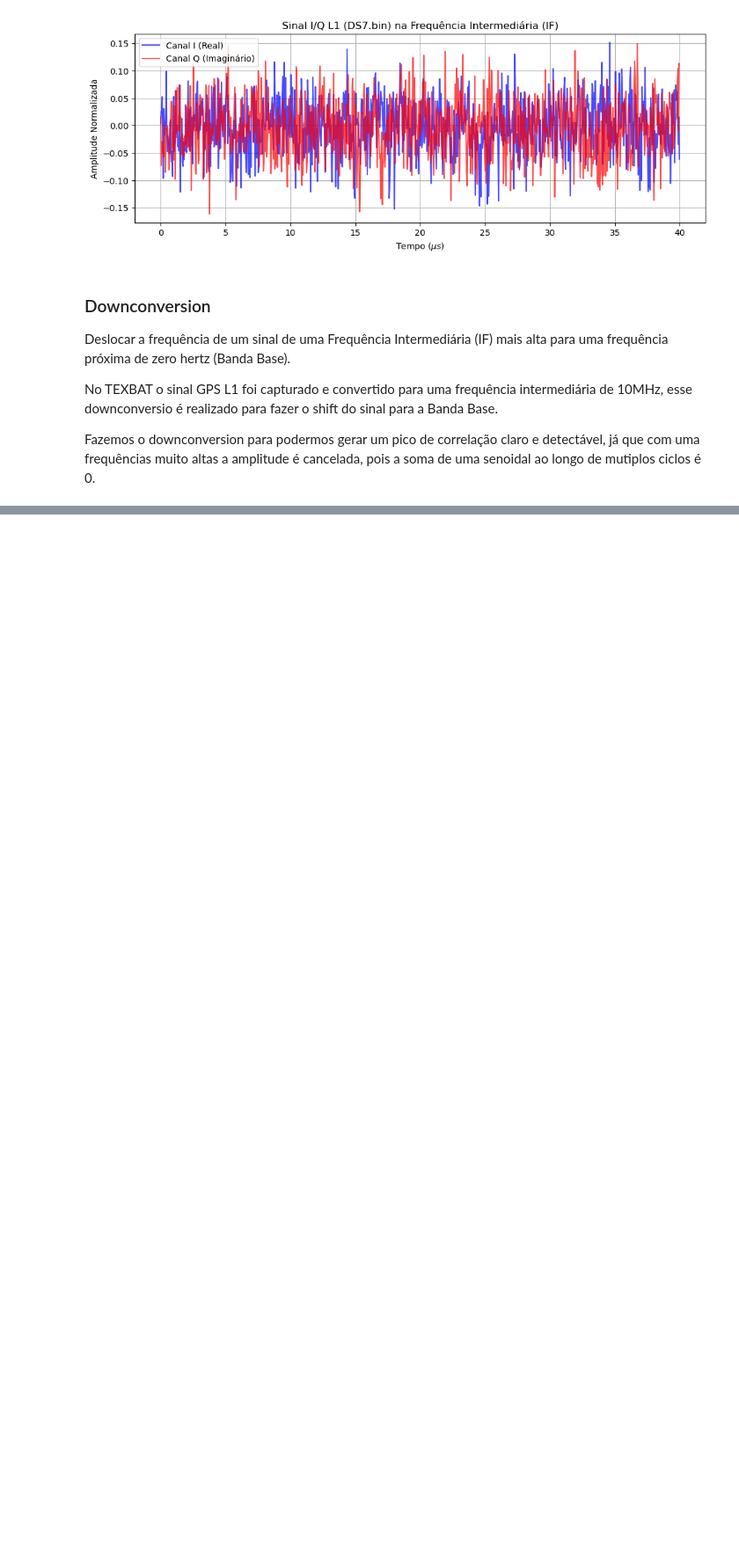
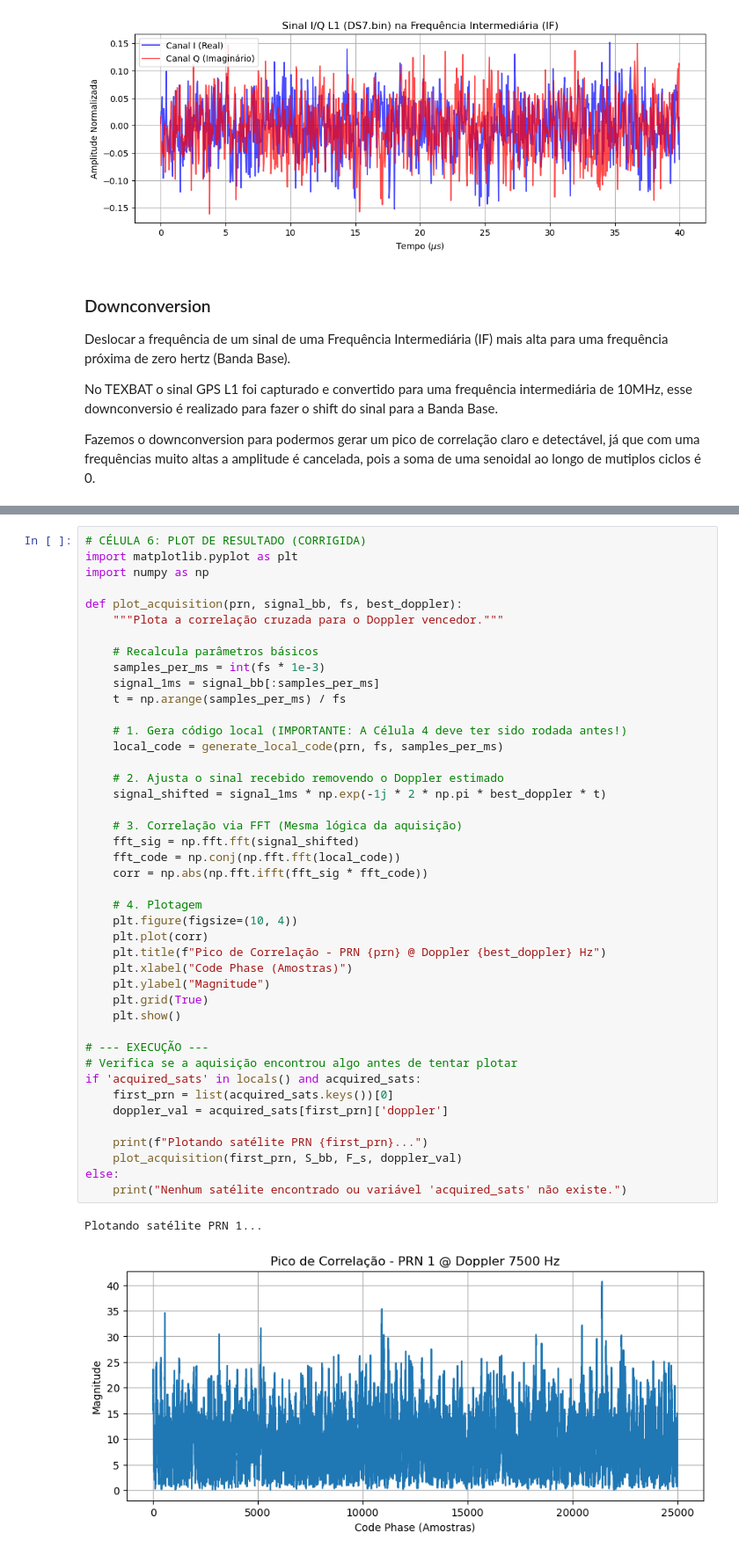
Before and after one commit to bytewice/sinais-projeto, a Jupyter notebook: projeto-sinais.ipynb, the cells around one changed output, grey strips where cells are left out. Shown at 88% size. Drawn from its saved outputs; the diff is of its cells as text; blank space fills up the shorter version.

```diff
--- a/projeto-sinais.ipynb
+++ b/projeto-sinais.ipynb
@@ -182,0 +451,46 @@ plt.show()
+# %%
+# CÉLULA 6: PLOT DE RESULTADO (CORRIGIDA)
+import matplotlib.pyplot as plt
+import numpy as np
+
+def plot_acquisition(prn, signal_bb, fs, best_doppler):
+    """Plota a correlação cruzada para o Doppler vencedor."""
+
+    # Recalcula parâmetros básicos
+    samples_per_ms = int(fs * 1e-3)
+    signal_1ms = signal_bb[:samples_per_ms]
+    t = np.arange(samples_per_ms) / fs
+
+    # 1. Gera código local (IMPORTANTE: A Célula 4 deve ter sido rodada antes!)
+    local_code = generate_local_code(prn, fs, samples_per_ms)
+
+    # 2. Ajusta o sinal recebido removendo o Doppler estimado
+    signal_shifted = signal_1ms * np.exp(-1j * 2 * np.pi * best_doppler * t)
+
+    # 3. Correlação via FFT (Mesma lógica da aquisição)
+    fft_sig = np.fft.fft(signal_shifted)
+    fft_code = np.conj(np.fft.fft(local_code))
+    corr = np.abs(np.fft.ifft(fft_sig * fft_code))
+
+    # 4. Plotagem
+    plt.figure(figsize=(10, 4))
+    plt.plot(corr)
+    plt.title(f"Pico de Correlação - PRN {prn} @ Doppler {best_doppler} Hz")
+    plt.xlabel("Code Phase (Amostras)")
+    plt.ylabel("Magnitude")
+    plt.grid(True)
+    plt.show()
+
+# --- EXECUÇÃO ---
+# Verifica se a aquisição encontrou algo antes de tentar plotar
+if 'acquired_sats' in locals() and acquired_sats:
+    first_prn = list(acquired_sats.keys())[0]
+    doppler_val = acquired_sats[first_prn]['doppler']
+
+    print(f"Plotando satélite PRN {first_prn}...")
+    plot_acquisition(first_prn, S_bb, F_s, doppler_val)
+else:
+    print("Nenhum satélite encontrado ou variável 'acquired_sats' não existe.")
+# %% [output]
+Plotando satélite PRN 1...
+[figure, added]
```
Also changed, not shown: parts of 16 cells of this notebook.
